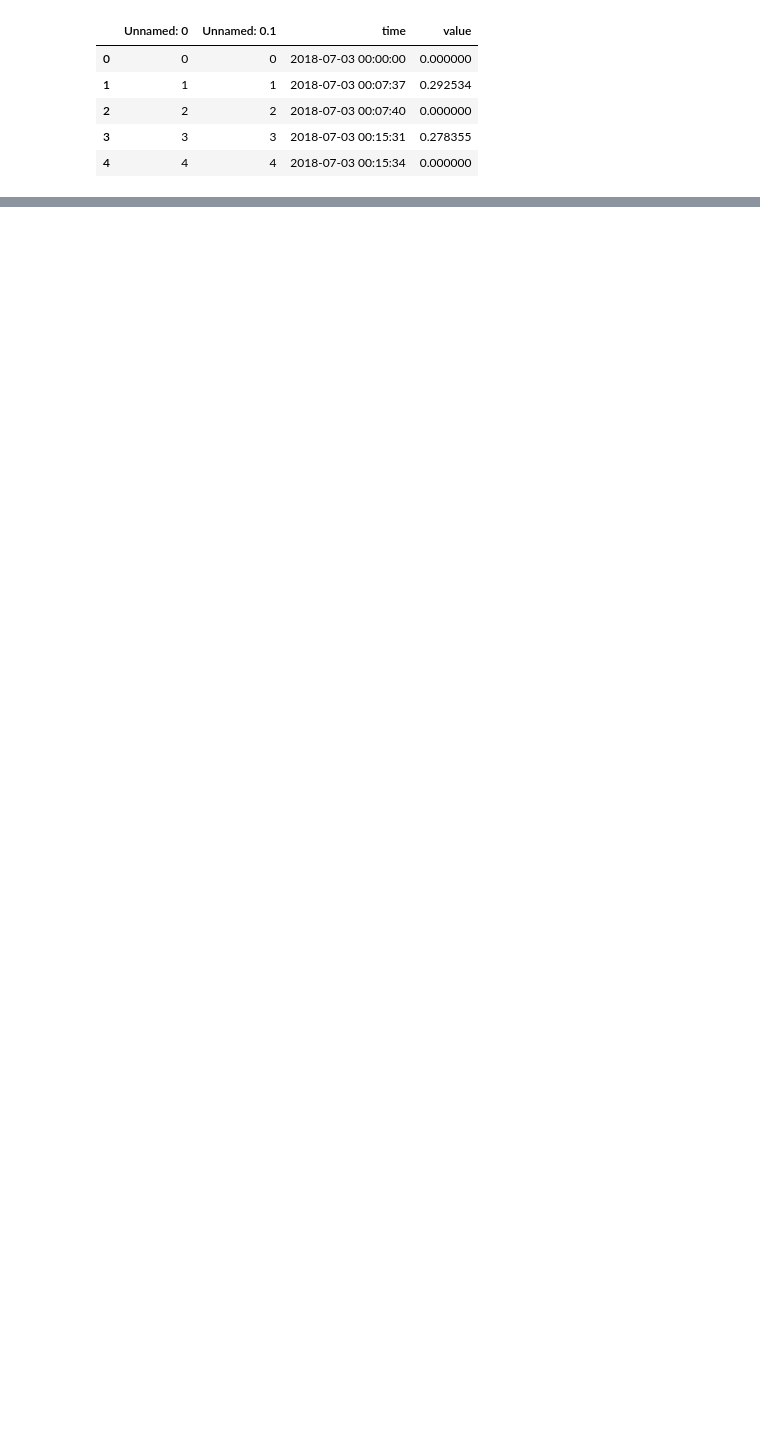
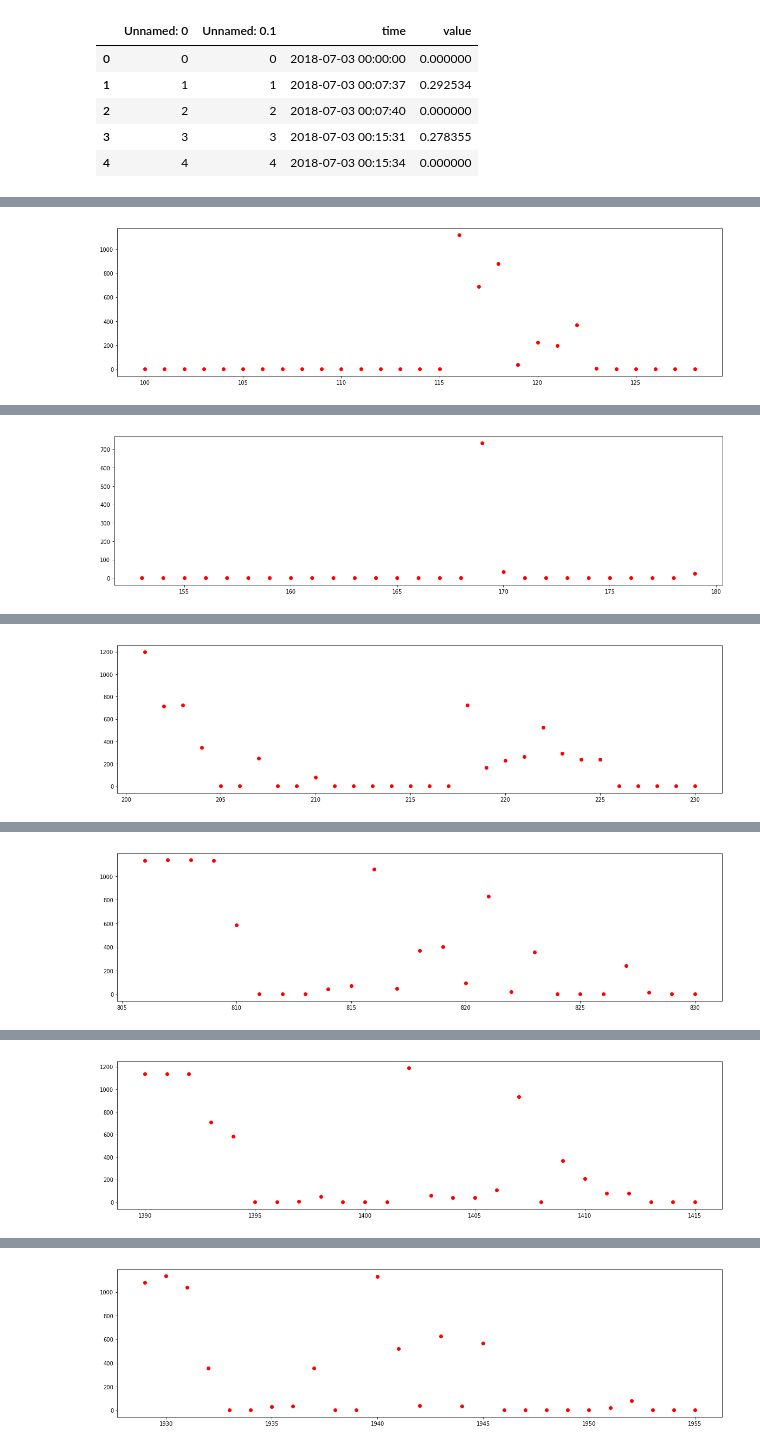
Before and after one commit to FAngelo94/modify-csv-by-pandas, a Jupyter notebook: Analisi dei Dati.ipynb, the cells around one changed output, grey strips where cells are left out. Cells and saved outputs as stored; diff of their text form; code cells hidden in the pictures; blank space fills up the shorter version.

```diff
--- a/Analisi dei Dati.ipynb
+++ b/Analisi dei Dati.ipynb
@@ -224,8 +224,8 @@ number of turn on in groudtruth= 7
 |  | Unnamed: 0 | objectId | time | timestamp | eventName | eventNumber |
 | 0 | 1 | nespresso_jolmilano_groundtruth | 2018-07-02 11:30:38 | 1.530524e+12 | on | 500 |
 # %%
-before_s  = -10
-after_s   = 20
+before_s  = 4
+after_s   = 8
 average = 0
 count   = 0
 i       = 3  #perchè i primi 3 valori sono del giorno prima
@@ -262,0 +275,19 @@ power.head()
+# %%
+#around coffee
+before_s  = 50
+after_s   = 50
+average = 0
+count   = 0
+i       = 3 #perchè i primi 3 valori sono del giorno prima
+while(i<number_of_coffe):
+    count += 1
+    date   = time.mktime(datetime.strptime(coffe['time'][i], "%Y-%m-%d %H:%M:%S").timetuple())
+    start  = str(datetime.fromtimestamp(date-before_s))
+    end    = str(datetime.fromtimestamp(date+after_s))
+    print(start,end)
+    i += 1
+    serie = Series.from_array(power[(power['time']>=start)&(power['time']<=end)]['value'])
+    pyplot.figure(figsize=(20, 5))
+    pyplot.plot(serie,'ro')
+    pyplot.show()
+# %% [output]
@@ -262,0 +295 @@ power.head()
+[figure, added]
@@ -262,0 +297 @@ power.head()
+[figure, added]
@@ -262,0 +299 @@ power.head()
+[figure, added]
@@ -262,0 +301 @@ power.head()
+[figure, added]
@@ -262,0 +303 @@ power.head()
+[figure, added]
@@ -262,0 +305 @@ power.head()
+[figure, added]
```
Also changed, not shown: parts of 12 cells of this notebook, 3 other files.
